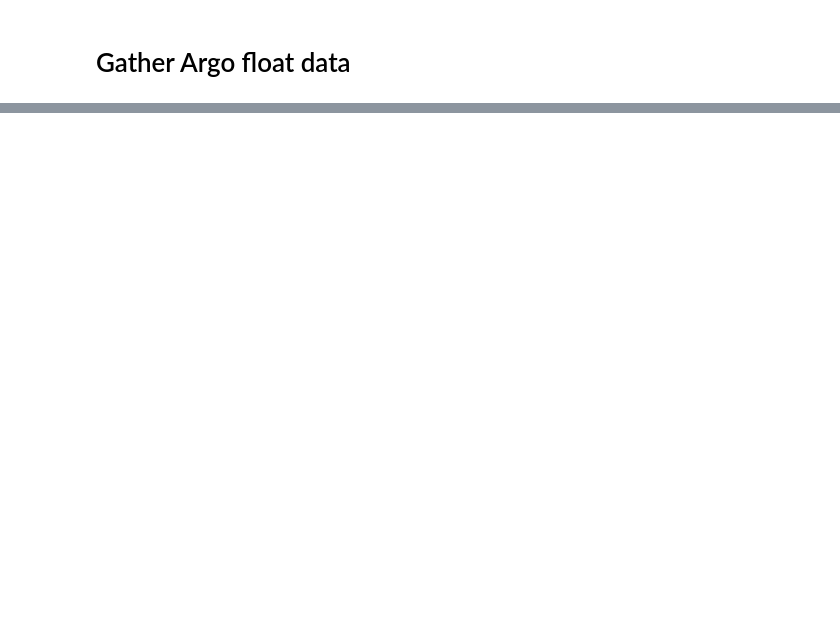
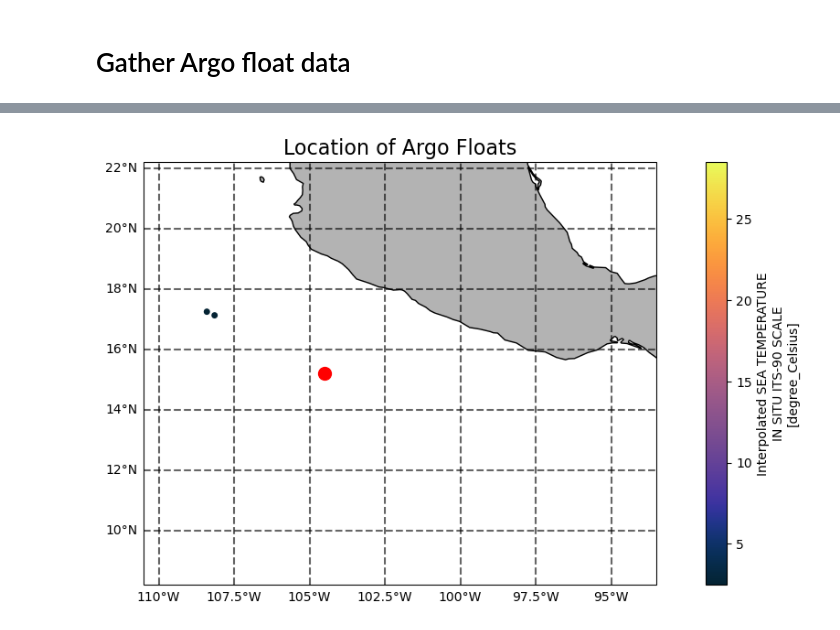
Before and after one commit to oceanhackweek/ohw25_proj_ArBu, a Jupyter notebook: contributor_folders/stevie/float_data_analysis.ipynb, the cells around one changed output, grey strips where cells are left out. Drawn from its saved outputs; the diff is of its cells as text; code cells hidden in the pictures; blank space fills up the shorter version.

Commit message:
updated float analysis code

```diff
--- a/contributor_folders/stevie/float_data_analysis.ipynb
+++ b/contributor_folders/stevie/float_data_analysis.ipynb
@@ -67,0 +246,42 @@ f.plot('trajectory')
+# %%
+#Plot profile locations
+
+# Figure Attributes
+title_size = 16
+ax_size = 14
+
+# World Map - where is our data located?
+import cartopy.crs as ccrs
+import cartopy.feature as cfeature
+
+plt.figure(figsize=(14,6))
+# Projections
+ax = plt.axes(projection=ccrs.PlateCarree())
+ax.set_ylim(ilat-3,flat+3)
+ax.set_xlim(ilon-2,flon+7)
+ax.plot(
+    hur_center_lon, hur_center_lat,
+    marker='o', color='red', markersize=10,
+    transform=ccrs.PlateCarree(),
+    label="Hurricane Center"
+)
+
+# Plot
+ds_int.plot.scatter(x='LONGITUDE', y='LATITUDE', hue='TEMP_ADJUSTED', cmap = cmocean.cm.thermal,
+                         transform = ccrs.PlateCarree())
+
+
+# Coastlines
+coast_50m = cfeature.NaturalEarthFeature('physical', 'land', '50m', edgecolor='k', facecolor='0.7')
+ax.add_feature(coast_50m)
+
+# Gridlines
+gl = ax.gridlines(crs=ccrs.PlateCarree(), draw_labels=True, #x_inline=False, y_inline=False,
+                  linewidth=1.5, color='black', alpha=0.6, linestyle='--')
+gl.right_labels = False
+gl.top_labels = False
+
+plt.title('Location of Argo Floats', size = title_size)
+plt.show()
+# %% [output]
+[figure, added]
```
Also changed, not shown: parts of 18 cells of this notebook.
